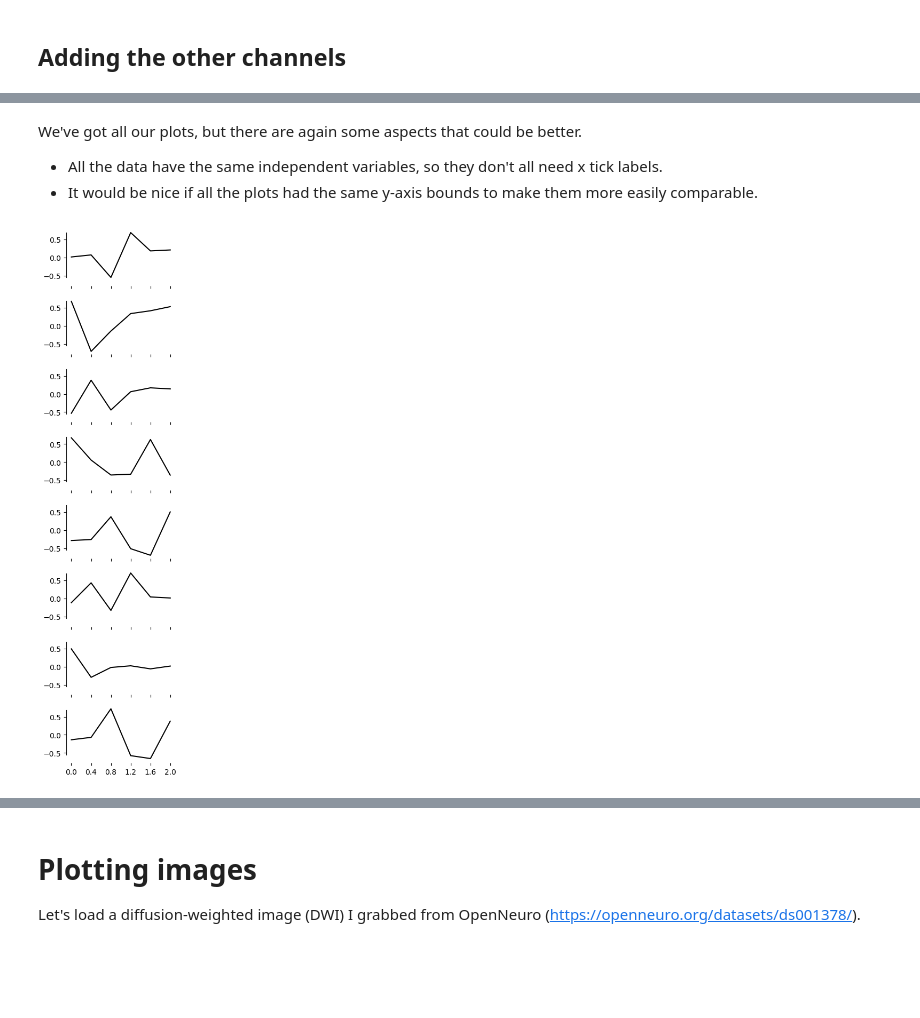
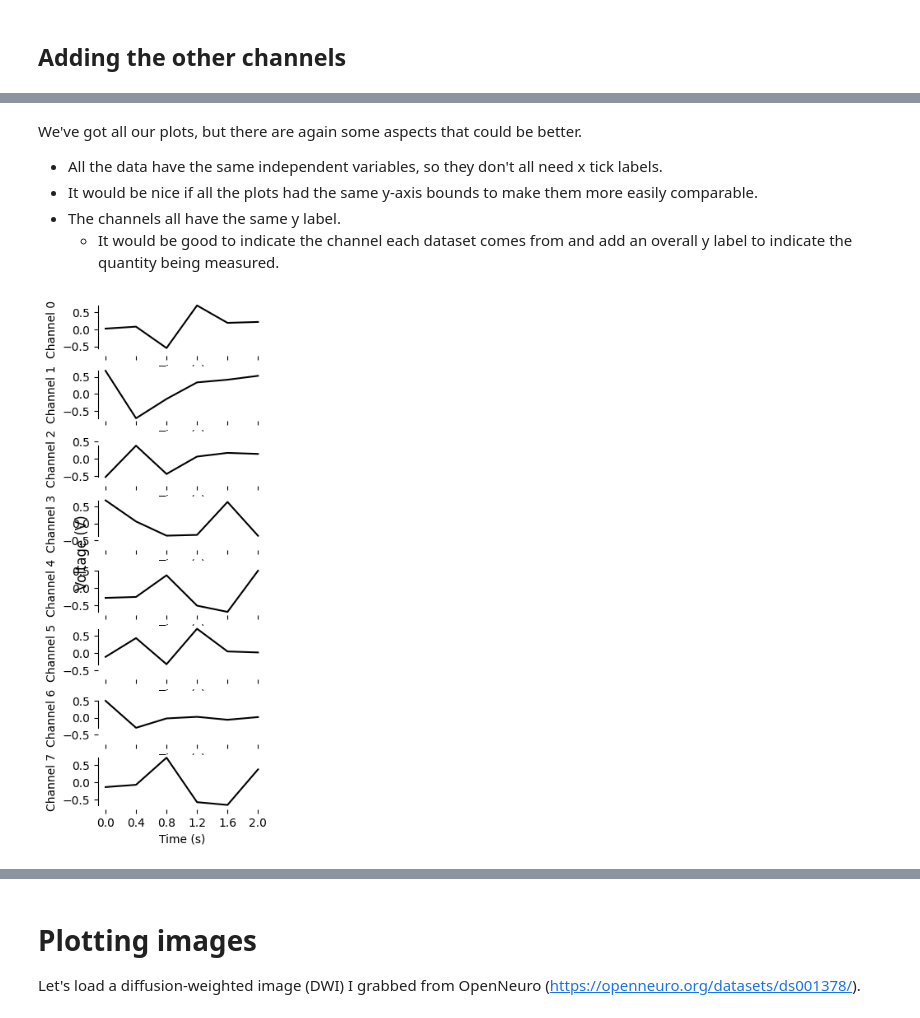
Before and after one commit to tkkuehn/dataviz-tutorial, a Jupyter notebook: matplotlib.ipynb, the cells around one changed output, grey strips where cells are left out. Saved outputs shown, nothing was run; the diff lists cells and outputs as text; code cells hidden in the pictures; blank space fills up the shorter version.

```diff
--- a/matplotlib.ipynb
+++ b/matplotlib.ipynb
@@ -125,0 +129,14 @@ plt.show()
+# %%
+fig, ax = plt.subplots(
+    figsize=(2.63, 1),
+    dpi=300,
+)
+ax.plot(x_data, y_data_0, color="black")  ## Added color arg
+ax.set_xticks(x_data)
+ax.spines["right"].set_visible(False)
+ax.spines["top"].set_visible(False)
+ax.spines["bottom"].set_visible(False)
+ax.spines["left"].set_bounds((min(y_data_0), max(y_data_0)))
+ax.set_xlabel("Time (s)")
+ax.set_ylabel("Voltage (V)")
+plt.show()
@@ -139,5 +158,7 @@ for idx, ax in enumerate(all_ax):
     ax.spines["top"].set_visible(False)
     ax.spines["bottom"].set_visible(False)
     ax.spines["left"].set_bounds((min(y_data_0), max(y_data_0)))
+    ax.set_xlabel("Time (s)")
+    ax.set_ylabel("Voltage (V)")
 plt.show()
 # %% [output]
@@ -147,22 +168,27 @@ We've got all our plots, but there are again some aspects that could be better.
 
 - All the data have the same independent variables, so they don't all need x tick labels.
 - It would be nice if all the plots had the same y-axis bounds to make them more easily comparable.
+- The channels all have the same y label.
+  - It would be good to indicate the channel each dataset comes from and add an overall y label to indicate the quantity being measured.
 # %%
 fig, all_ax = plt.subplots(
     nrows=8,
     ncols=1,
     sharex=True,
     sharey=True,
-    figsize=(2.63, 13), # 8 * original height plus extra room for x tick labels
+    figsize=(2.63, 8),
     dpi=100,  # lower DPI to be able to see the whole thing
 )
 for idx, ax in enumerate(all_ax):
     ax.plot(x_data, y_data[:, idx], color="black")  ## Added color arg
     ax.set_xticks(x_data)
     ax.spines["right"].set_visible(False)
     ax.spines["top"].set_visible(False)
     ax.spines["bottom"].set_visible(False)
-    ax.spines["left"].set_bounds((min(y_data_0), max(y_data_0)))
+    ax.spines["left"].set_bounds((min(y_data[:, idx]), max(y_data[:, idx])))
+    ax.set_xlabel("Time (s)")
+    ax.set_ylabel(f"Channel {idx}")
+fig.supylabel("Voltage (V)")
 plt.show()
 # %% [output]
-[figure, old version]
+[figure, new version]
```
Also changed, not shown: parts of 12 cells of this notebook.
